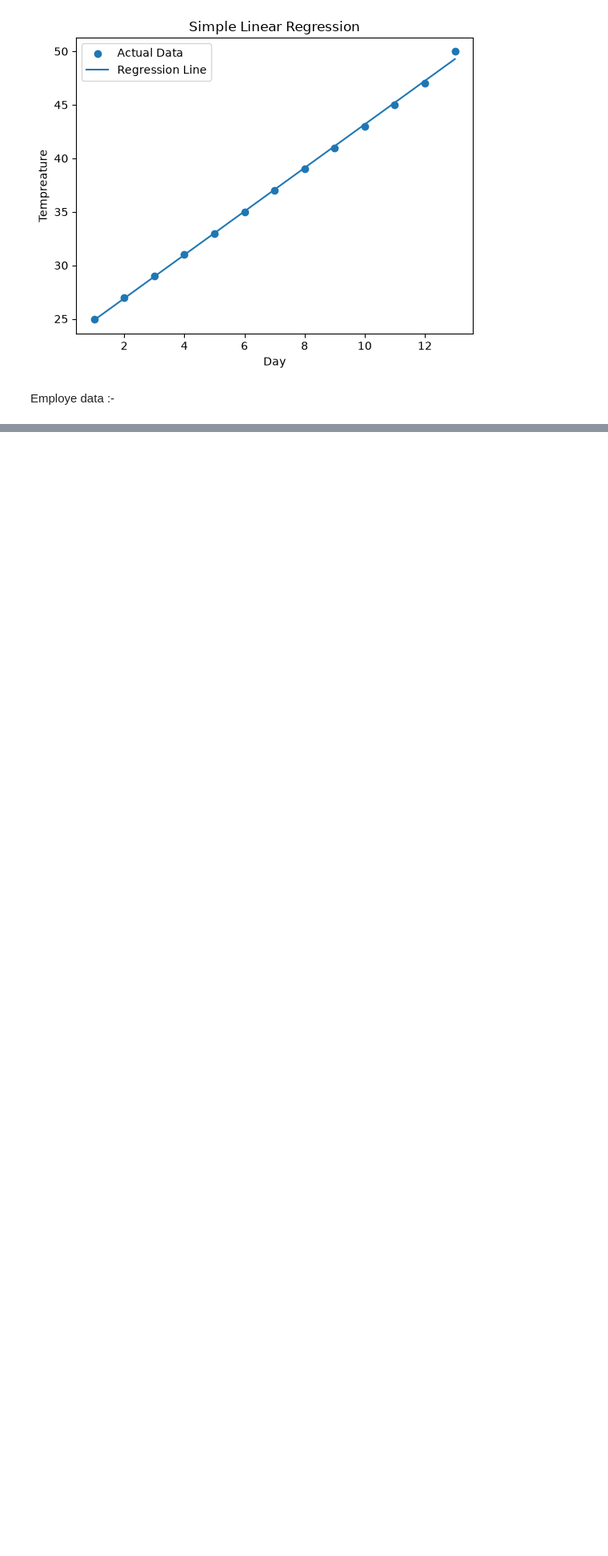
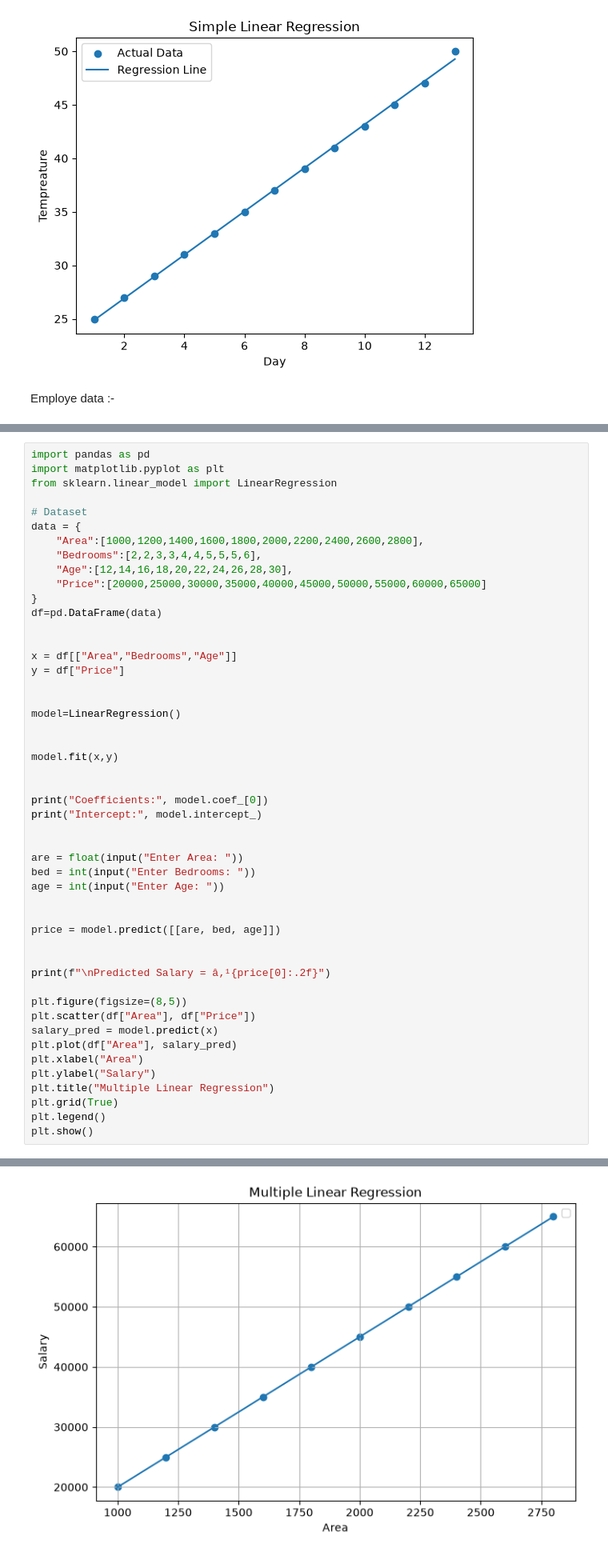
Before and after one commit to bhrantiknagar/Data-Science, a Jupyter notebook: Day_12.ipynb, the cells around one changed output, grey strips where cells are left out. Shown at 80% size. Saved outputs shown, nothing was run; the diff lists cells and outputs as text; blank space fills up the shorter version.

```diff
--- a/Day_12.ipynb
+++ b/Day_12.ipynb
@@ -159,0 +162,50 @@ Predicted Salary = ₹45000.00
+# %%
+import pandas as pd
+import matplotlib.pyplot as plt
+from sklearn.linear_model import LinearRegression
+
+# Dataset
+data = {
+    "Area":[1000,1200,1400,1600,1800,2000,2200,2400,2600,2800],
+    "Bedrooms":[2,2,3,3,4,4,5,5,5,6],
+    "Age":[12,14,16,18,20,22,24,26,28,30],
+    "Price":[20000,25000,30000,35000,40000,45000,50000,55000,60000,65000]
+}
+df=pd.DataFrame(data)
+
+
+x = df[["Area","Bedrooms","Age"]]
+y = df["Price"]
+
+
+model=LinearRegression()
+
+
+model.fit(x,y)
+
+
+print("Coefficients:", model.coef_[0])
+print("Intercept:", model.intercept_)
+
+
+are = float(input("Enter Area: "))
+bed = int(input("Enter Bedrooms: "))
+age = int(input("Enter Age: "))
+
+
+price = model.predict([[are, bed, age]])
+
+
+print(f"\nPredicted Salary = â‚¹{price[0]:.2f}")
+
+plt.figure(figsize=(8,5))
+plt.scatter(df["Area"], df["Price"])
+salary_pred = model.predict(x)
+plt.plot(df["Area"], salary_pred)
+plt.xlabel("Area")
+plt.ylabel("Salary")
+plt.title("Multiple Linear Regression")
+plt.grid(True)
+plt.legend()
+plt.show()
+# %% [output]
@@ -159,0 +215 @@ Predicted Salary = ₹45000.00
+[figure, added]
```
Also changed, not shown: parts of 19 cells of this notebook, 2 other files.
